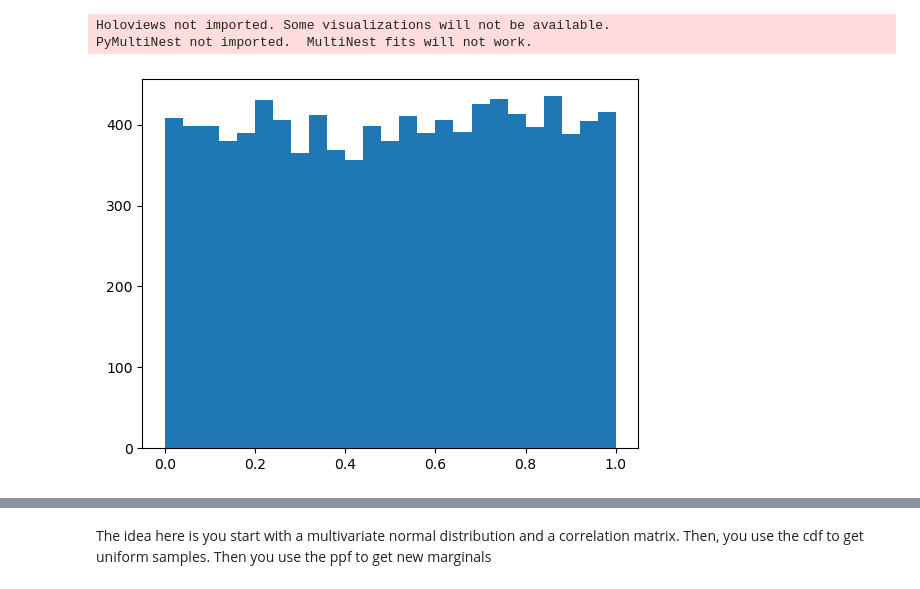
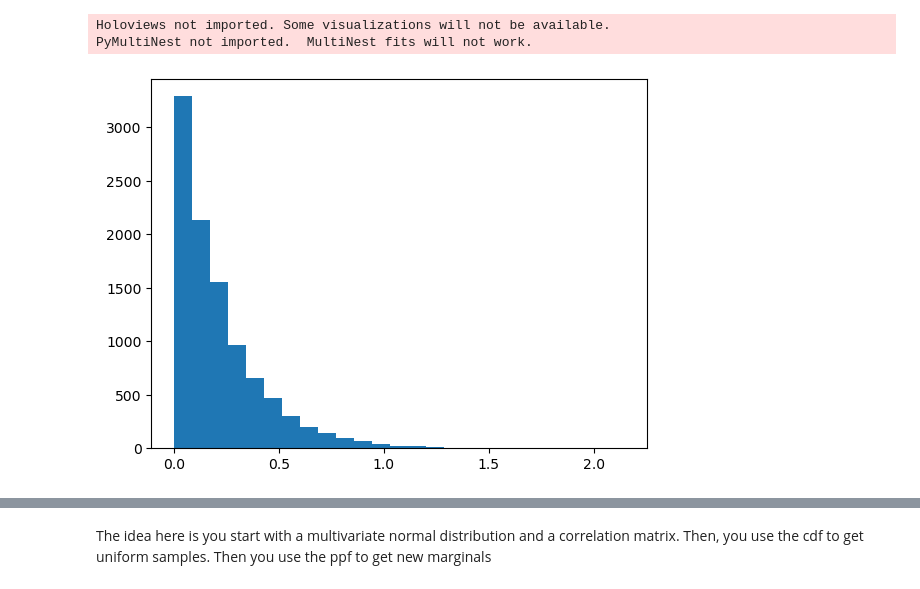
Before and after one commit to alexlyttle/stellar-emulator, a Jupyter notebook: notebook/yaguangli2023-dataset.ipynb, the cells around one changed output, grey strips where cells are left out. Saved outputs shown, nothing was run; the diff lists cells and outputs as text; code cells hidden in the pictures.

```diff
--- a/notebook/yaguangli2023-dataset.ipynb
+++ b/notebook/yaguangli2023-dataset.ipynb
@@ -172,8 +219,7 @@ Holoviews not imported. Some visualizations will not be available.
 PyMultiNest not imported.  MultiNest fits will not work.
 # %%
 # x = dist.Beta(2, 1).sample(rng, sample_shape=(5000,))
-x = dist.Gamma(1., np.log(10)).sample(rng, sample_shape=(10000,))
-plt.hist(10**(-x), bins=25);
-# plt.hist(x, bins=25);
+log_x = dist.Gamma(1., 2*np.log(10)).sample(rng, sample_shape=(10000,))
+plt.hist(log_x, bins=25);
 # %% [output]
-[figure, old version]
+[figure, new version]
```
Also changed, not shown: parts of 15 cells of this notebook.
